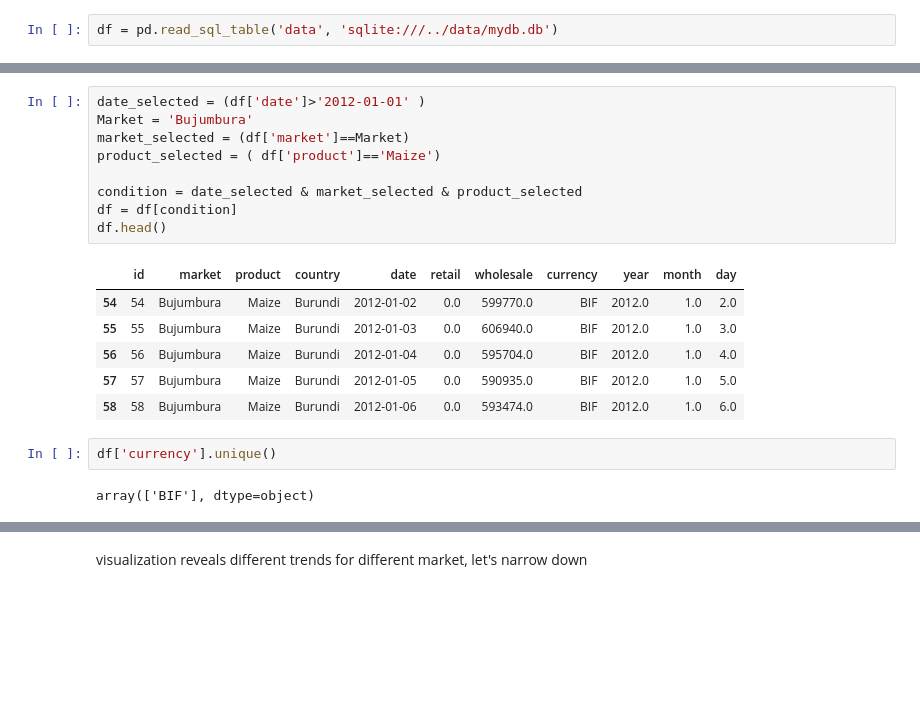
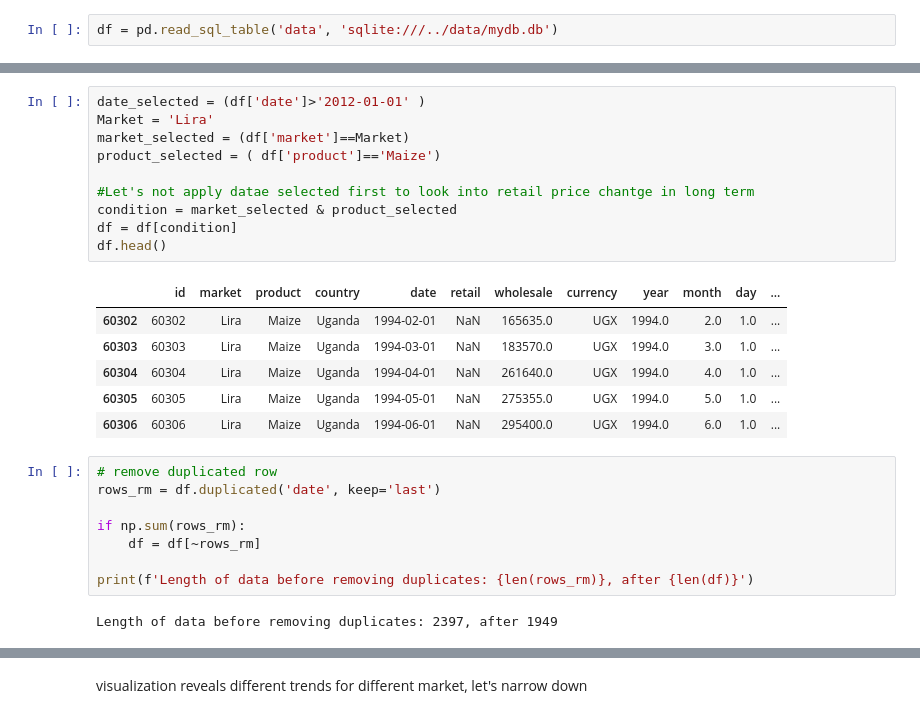
Before and after one commit to qianjing2020/lambda_lab, a Jupyter notebook: notebooks/baseline_model.ipynb, the cells around one changed output, grey strips where cells are left out. Drawn from its saved outputs; the diff is of its cells as text; blank space fills up the shorter version.

```diff
--- a/notebooks/baseline_model.ipynb
+++ b/notebooks/baseline_model.ipynb
@@ -29,20 +29,27 @@ df.head(3)
 # %%
 date_selected = (df['date']>'2012-01-01' )
-Market = 'Bujumbura'
+Market = 'Lira'
 market_selected = (df['market']==Market)
 product_selected = ( df['product']=='Maize')
 
-condition = date_selected & market_selected & product_selected
+#Let's not apply datae selected first to look into retail price chantge in long term
+condition = market_selected & product_selected
 df = df[condition]
 df.head()
 # %% [output]
-|  | id | market | product | country | date | retail | wholesale | currency | year | month | day |
-| 54 | 54 | Bujumbura | Maize | Burundi | 2012-01-02 | 0.0 | 599770.0 | BIF | 2012.0 | 1.0 | 2.0 |
-| 55 | 55 | Bujumbura | Maize | Burundi | 2012-01-03 | 0.0 | 606940.0 | BIF | 2012.0 | 1.0 | 3.0 |
-| 56 | 56 | Bujumbura | Maize | Burundi | 2012-01-04 | 0.0 | 595704.0 | BIF | 2012.0 | 1.0 | 4.0 |
-| 57 | 57 | Bujumbura | Maize | Burundi | 2012-01-05 | 0.0 | 590935.0 | BIF | 2012.0 | 1.0 | 5.0 |
-| 58 | 58 | Bujumbura | Maize | Burundi | 2012-01-06 | 0.0 | 593474.0 | BIF | 2012.0 | 1.0 | 6.0 |
+|  | id | market | product | country | date | retail | wholesale | currency | year | month | day | ... |
+| 60302 | 60302 | Lira | Maize | Uganda | 1994-02-01 | NaN | 165635.0 | UGX | 1994.0 | 2.0 | 1.0 | ... |
+| 60303 | 60303 | Lira | Maize | Uganda | 1994-03-01 | NaN | 183570.0 | UGX | 1994.0 | 3.0 | 1.0 | ... |
+| 60304 | 60304 | Lira | Maize | Uganda | 1994-04-01 | NaN | 261640.0 | UGX | 1994.0 | 4.0 | 1.0 | ... |
+| 60305 | 60305 | Lira | Maize | Uganda | 1994-05-01 | NaN | 275355.0 | UGX | 1994.0 | 5.0 | 1.0 | ... |
+| 60306 | 60306 | Lira | Maize | Uganda | 1994-06-01 | NaN | 295400.0 | UGX | 1994.0 | 6.0 | 1.0 | ... |
-# %%
-df['currency'].unique()
-# %% [output]
-array(['BIF'], dtype=object)
+# %%
+# remove duplicated row
+rows_rm = df.duplicated('date', keep='last')
+
+if np.sum(rows_rm):
+    df = df[~rows_rm]
+
+print(f'Length of data before removing duplicates: {len(rows_rm)}, after {len(df)}')
+# %% [output]
+Length of data before removing duplicates: 2397, after 1949
```
Also changed, not shown: parts of 28 cells of this notebook, 5 other files.
